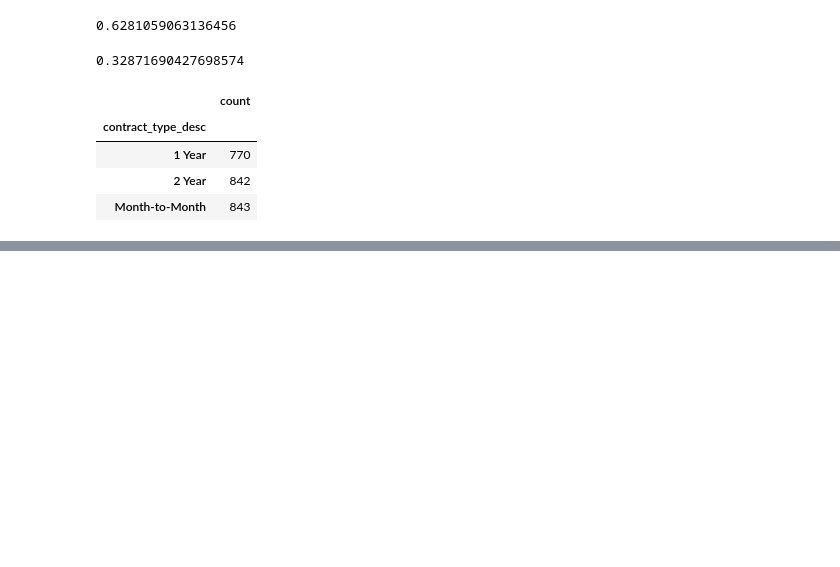
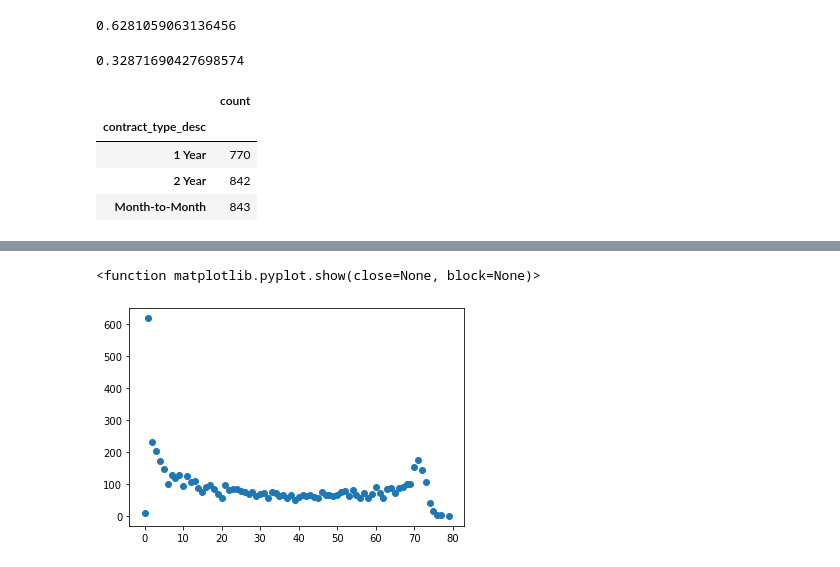
Before and after one commit to lopezelihezer/storytelling, a Jupyter notebook: exploring_telco_data.ipynb, the cells around one changed output, grey strips where cells are left out. Drawn from its saved outputs; the diff is of its cells as text; code cells hidden in the pictures; blank space fills up the shorter version.

```diff
--- a/exploring_telco_data.ipynb
+++ b/exploring_telco_data.ipynb
@@ -153,3 +167,6 @@ fav_customers.groupby('contract_type_desc').customer_id.agg(['count'])
 | 1 Year | 770 |
 | 2 Year | 842 |
 | Month-to-Month | 843 |
+# %%
+y_value = df.groupby('tenure').count()
+y_value
@@ -155,0 +188,7 @@ fav_customers.groupby('contract_type_desc').customer_id.agg(['count'])
+# %%
+plt.scatter(df.tenure.unique(), y_value.customer_id)
+plt.show
+# As tenure increases, there doesn't seem to be an increase in count.
+# %% [output]
+<function matplotlib.pyplot.show(close=None, block=None)>
+[figure, added]
```
Also changed, not shown: parts of 5 cells of this notebook.
